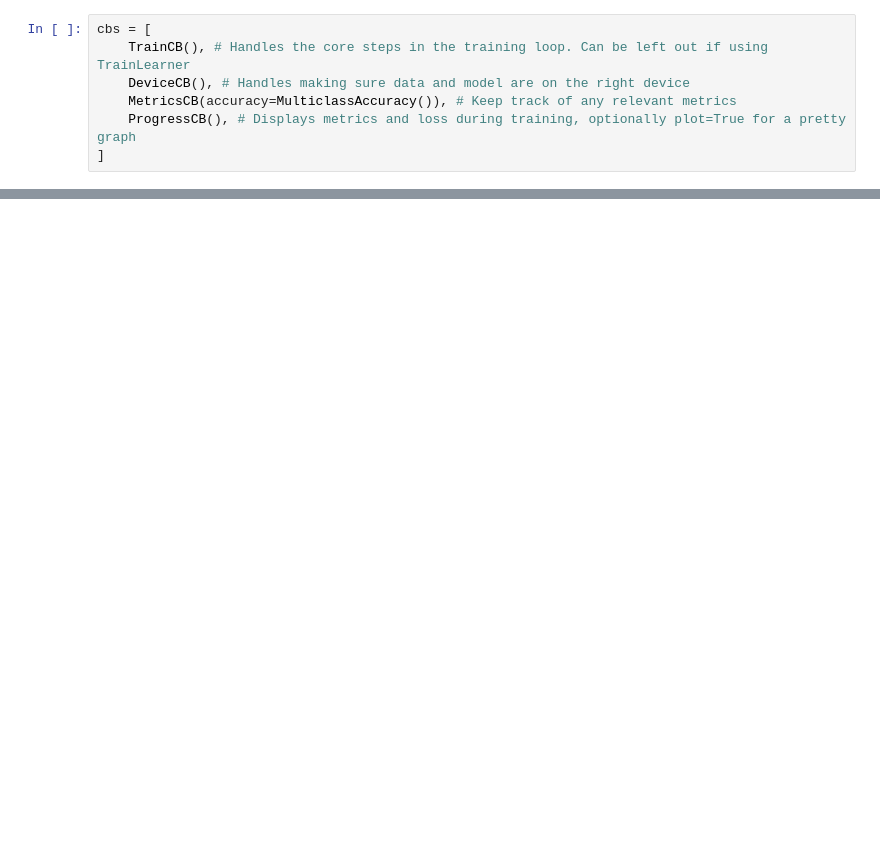
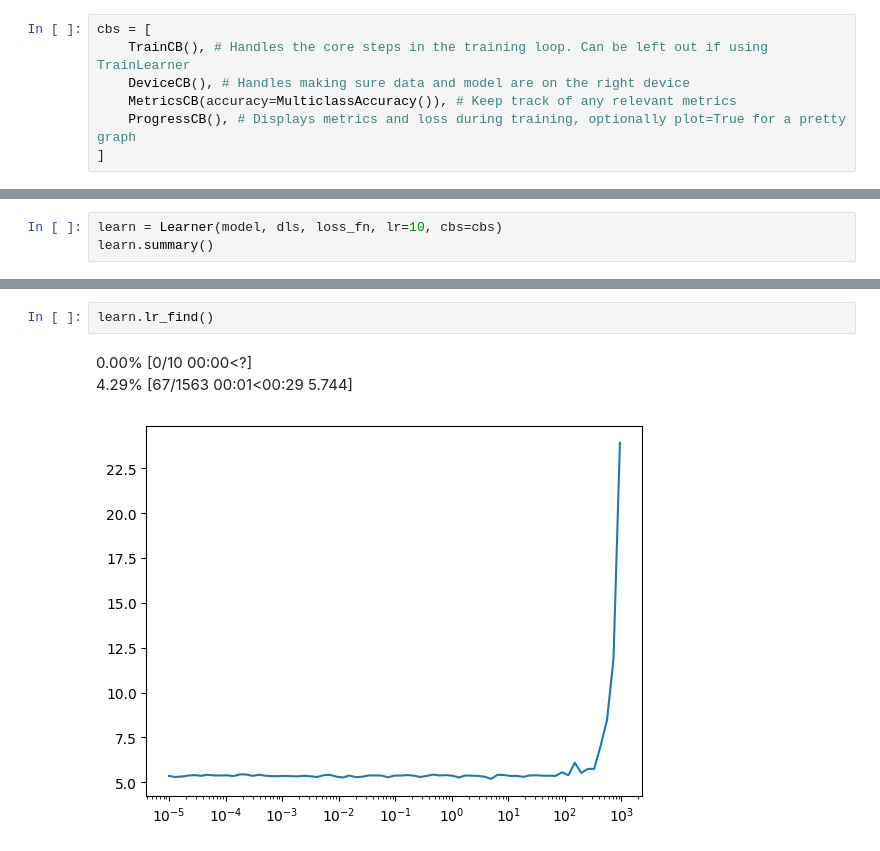
Before and after one commit to galopyz/pilus_project, a Jupyter notebook: nbs/50_darknet.ipynb, the cells around one changed output, grey strips where cells are left out. Saved outputs shown, nothing was run; the diff lists cells and outputs as text; blank space fills up the shorter version.

```diff
--- a/nbs/50_darknet.ipynb
+++ b/nbs/50_darknet.ipynb
@@ -196,0 +247,3 @@ class Darknet19(nn.Module):
+# %%
+learn = Learner(model, dls, loss_fn, lr=10, cbs=cbs)
+learn.summary()
@@ -196,0 +282,6 @@ class Darknet19(nn.Module):
+# %%
+learn.lr_find()
+# %% [output]
+0.00% [0/10 00:00<?]
+4.29% [67/1563 00:01<00:29 5.744]
+[figure, added]
```
Also changed, not shown: parts of 12 cells of this notebook.
